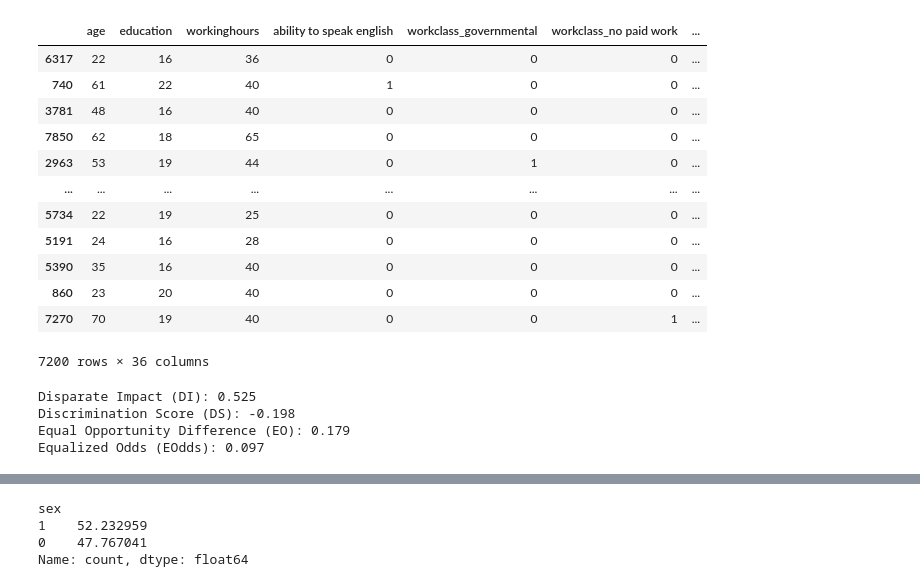
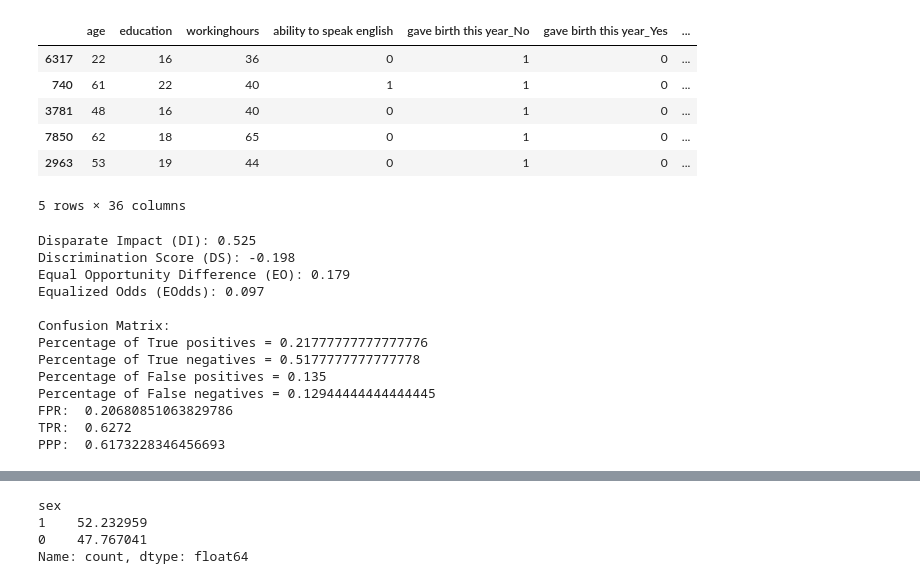
Before and after one commit to MaksimKarnaukh/DataMining, a Jupyter notebook: Assignment2/src/fairness.ipynb, the cells around one changed output, grey strips where cells are left out. Cells and saved outputs as stored; diff of their text form; code cells hidden in the pictures.

```diff
--- a/Assignment2/src/fairness.ipynb
+++ b/Assignment2/src/fairness.ipynb
@@ -26,36 +27,41 @@ X_encoded, y_encoded = encode_all_features(X, y, [])
 # Splitting the dataset into training and testing sets
 X_train, X_test, y_train, y_test = train_test_split(X_encoded, y_encoded, test_size=0.2, random_state=42)
 # %%
-X_train
+X_train.head()
 # %% [output]
-|  | age | education | workinghours | ability to speak english | workclass_governmental | workclass_no paid work | ... |
-| 6317 | 22 | 16 | 36 | 0 | 0 | 0 | ... |
-| 740 | 61 | 22 | 40 | 1 | 0 | 0 | ... |
-| 3781 | 48 | 16 | 40 | 0 | 0 | 0 | ... |
-| 7850 | 62 | 18 | 65 | 0 | 0 | 0 | ... |
+|  | age | education | workinghours | ability to speak english | gave birth this year_No | gave birth this year_Yes | ... |
+| 6317 | 22 | 16 | 36 | 0 | 1 | 0 | ... |
+| 740 | 61 | 22 | 40 | 1 | 1 | 0 | ... |
+| 3781 | 48 | 16 | 40 | 0 | 1 | 0 | ... |
+| 7850 | 62 | 18 | 65 | 0 | 1 | 0 | ... |
 | 2963 | 53 | 19 | 44 | 0 | 1 | 0 | ... |
-| ... | ... | ... | ... | ... | ... | ... | ... |
-| 5734 | 22 | 19 | 25 | 0 | 0 | 0 | ... |
-| 5191 | 24 | 16 | 28 | 0 | 0 | 0 | ... |
-| 5390 | 35 | 16 | 40 | 0 | 0 | 0 | ... |
-| 860 | 23 | 20 | 40 | 0 | 0 | 0 | ... |
-| 7270 | 70 | 19 | 40 | 0 | 0 | 1 | ... |
-7200 rows × 36 columns
+5 rows × 36 columns
 # %%
 X_test['sex'] = X_test['sex_Male'] * 1
 X_train['sex'] = X_train['sex_Male'] * 1
 X_test = X_test.drop(columns=['sex_Male', 'sex_Female'])
 X_train = X_train.drop(columns=['sex_Male', 'sex_Female'])
 
-DI, DS, EO, EOdds = statistical_measures(X_train, y_train, X_test, y_test, 'sex', use_lib_implementation=False)
+DI, DS, EO, EOdds, conf_matrix = statistical_measures(X_train, y_train, X_test, y_test, 'sex', use_lib_implementation=False)
 
 print(f"Disparate Impact (DI): {DI:.3f}")
 print(f"Discrimination Score (DS): {DS:.3f}")
 print(f"Equal Opportunity Difference (EO): {EO:.3f}")
 print(f"Equalized Odds (EOdds): {EOdds:.3f}")
+
+print_conf_matrix(conf_matrix)
 # %% [output]
 Disparate Impact (DI): 0.525
 Discrimination Score (DS): -0.198
 Equal Opportunity Difference (EO): 0.179
 Equalized Odds (EOdds): 0.097
+
+Confusion Matrix:
+Percentage of True positives = 0.21777777777777776
+Percentage of True negatives = 0.5177777777777778
+Percentage of False positives = 0.135
+Percentage of False negatives = 0.12944444444444445
+FPR:  0.20680851063829786
+TPR:  0.6272
+PPP:  0.6173228346456693
 # %%
```
Also changed, not shown: parts of 7 cells of this notebook, 4 other files.
